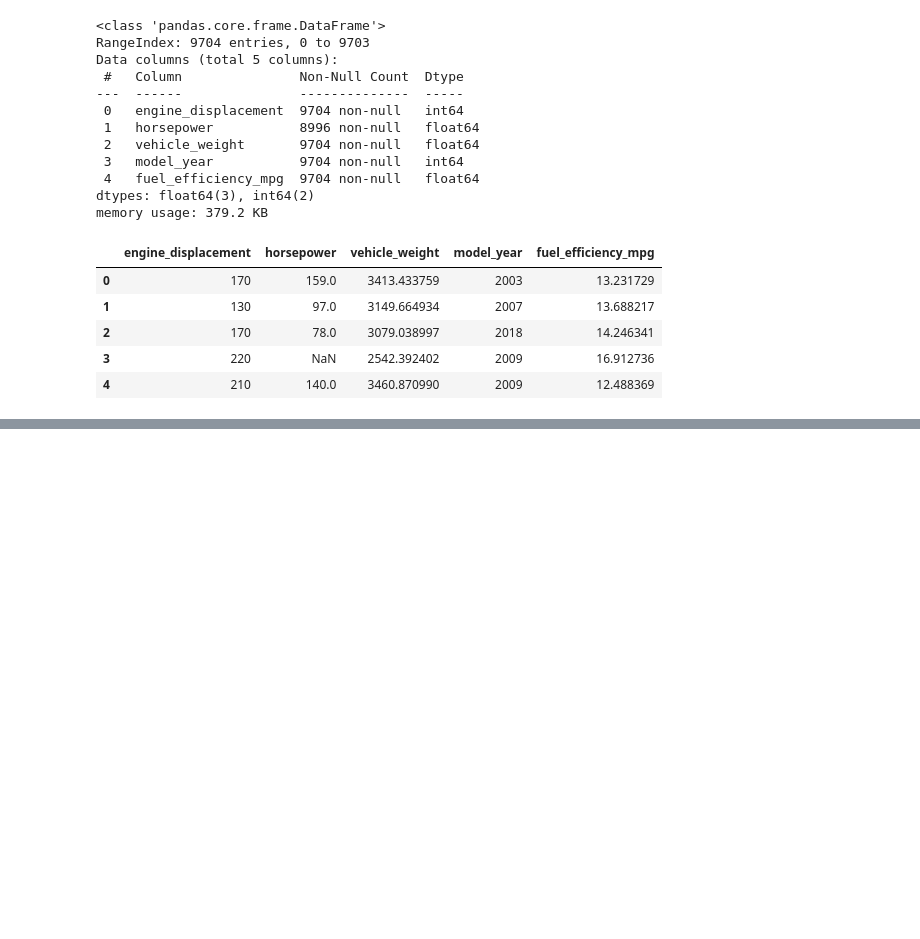
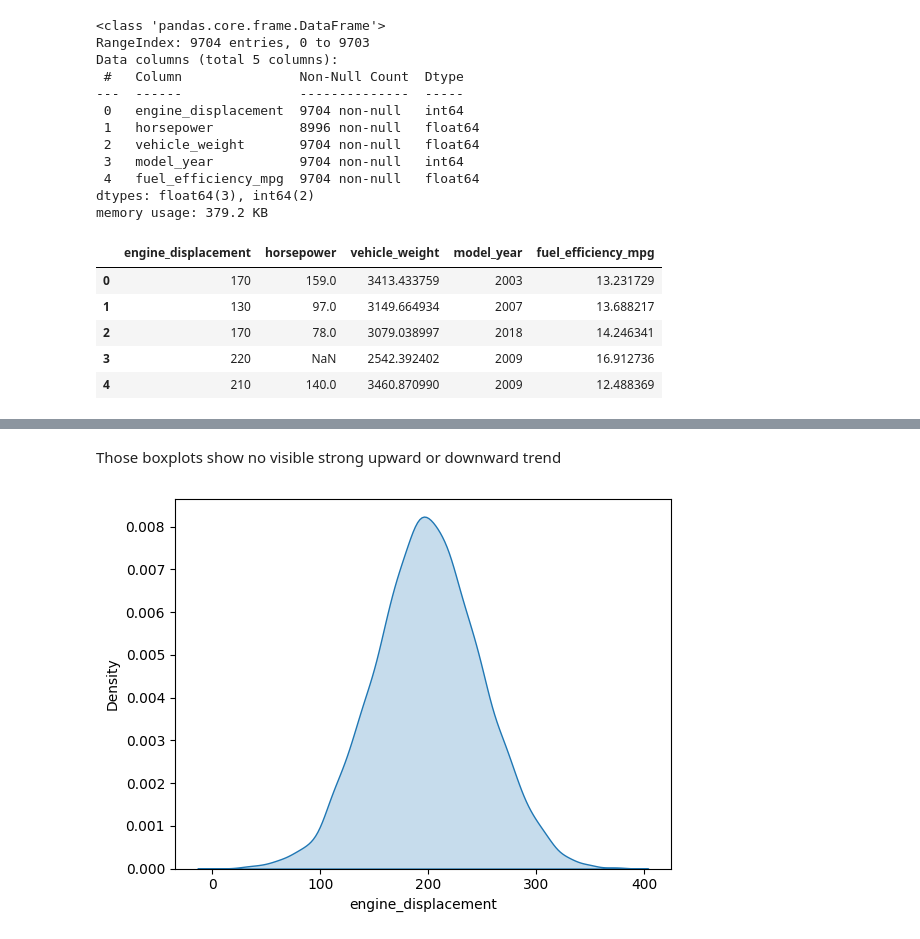
Before and after one commit to dakouri-kobri/machine-learning-zoomcamp, a Jupyter notebook: 02-regression.ipynb, the cells around one changed output, grey strips where cells are left out. Saved outputs shown, nothing was run; the diff lists cells and outputs as text; code cells hidden in the pictures; blank space fills up the shorter version.

```diff
--- a/02-regression.ipynb
+++ b/02-regression.ipynb
@@ -76,0 +135,6 @@ df_selection.head()
+# %% [markdown]
+Those boxplots show no visible strong upward or downward trend
+# %%
+sns.kdeplot(df_selection['engine_displacement'], fill=True);
+# %% [output]
+[figure, added]
```
Also changed, not shown: parts of 22 cells of this notebook.
